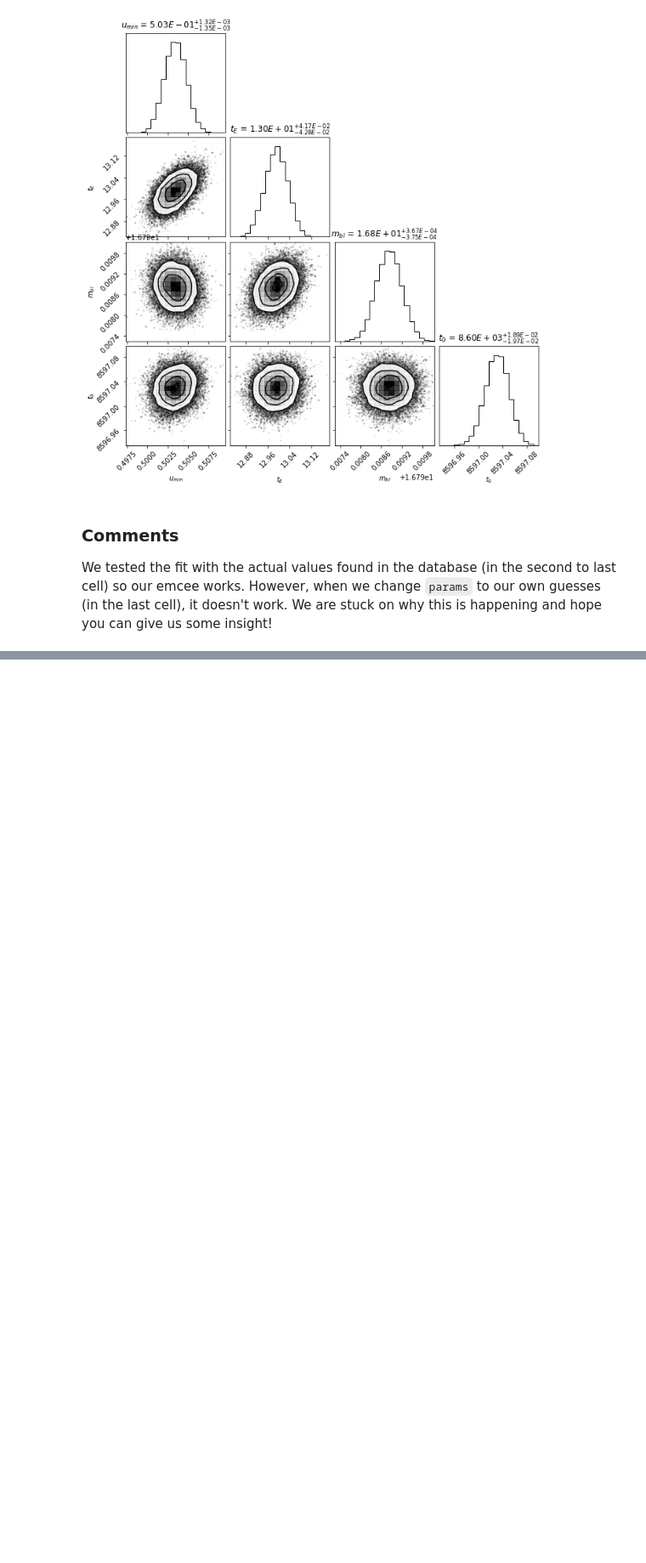
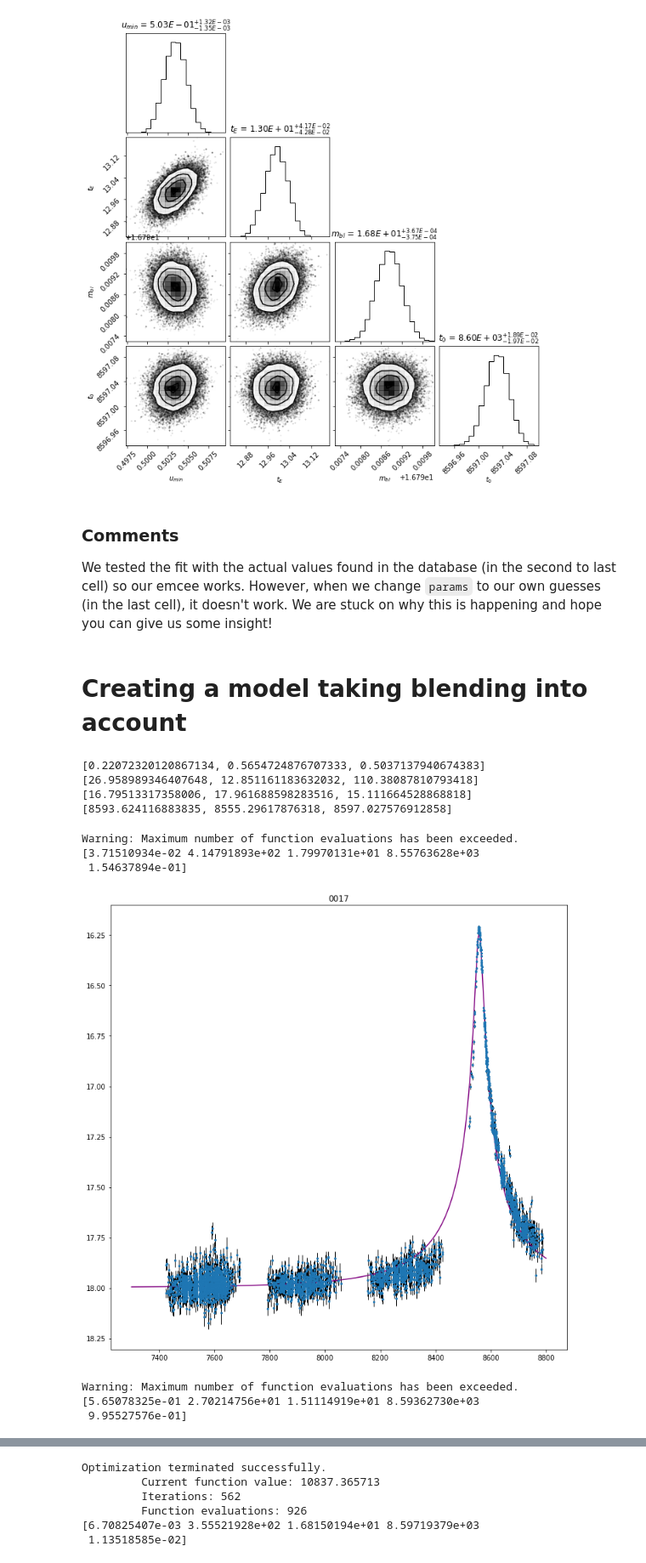
Before and after one commit to toshanv/Gravitational-Microlensing, a Jupyter notebook: project1.ipynb, the cells around one changed output, grey strips where cells are left out. Shown at 85% size. Drawn from its saved outputs; the diff is of its cells as text; code cells hidden in the pictures; blank space fills up the shorter version.

```diff
--- a/project1.ipynb
+++ b/project1.ipynb
@@ -195,3 +199,5 @@ main run
 # %% [markdown]
 ### Comments
 We tested the fit with the actual values found in the database (in the second to last cell) so our emcee works. However, when we change `params` to our own guesses (in the last cell), it doesn't work. We are stuck on why this is happening and hope you can give us some insight!
+# %% [markdown]
+# Creating a model taking blending into account
@@ -197,0 +222,72 @@ We tested the fit with the actual values found in the database (in the second to
+# %%
+## For testing purposes
+uminlist = list(set(uminlist))
+tElist = list(set(tElist))
+m_bllist = list(set(m_bllist))
+t_0list = list(set(t_0list))
+print(uminlist)
+print(tElist)
+print(m_bllist)
+print(t_0list)
+# %% [output]
+[0.22072320120867134, 0.5654724876707333, 0.5037137940674383]
+[26.958989346407648, 12.851161183632032, 110.38087810793418]
+[16.79513317358006, 17.961688598283516, 15.111664528868818]
+[8593.624116883835, 8555.29617876318, 8597.027576912858]
+# %%
+# Creating lists of parameters to call later in emcee
+uminlist_bl = []
+tElist_bl = []
+m_bllist_bl = []
+t_0list_bl = []
+f_bllist_bl = []
+# %%
+for name in Data.keys():
+    d = Data[name]
+    x = d[:,0] - 245e4
+    y = d[:,1]
+    s = d[:,2]
+
+
+    # change the size of the plot to a square
+    plt.rcParams["figure.figsize"] = (12, 12)
+
+
+    # Might want to plot error barrs in scatterplot
+    plt.errorbar(x, y, yerr = s, fmt = '.', ms = 5, elinewidth = 1, ecolor = 'black')
+
+    #Optimizing using non blending model as starting parameters
+    opt = optimize.fmin(xi,[uminlist[names.index(name)], tElist[names.index(name)],
+                                     m_bllist[names.index(name)], t_0list[names.index(name)], 0.3])
+    opt = np.array(opt)
+    print(opt)
+
+    xlist = np.linspace(7300, 8800, 1000)
+    #umin,tE, m_bl, t_0 = [0.036, 421, 17.99, 8600]
+    umin,tE, m_bl, t_0, f_bl = opt
+    uminlist_bl.append(umin)
+    tElist_bl.append(tE)
+    m_bllist_bl.append(m_bl)
+    t_0list_bl.append(t_0)
+    f_bllist_bl.append(f_bl)
+
+    u=[]
+    A=[]
+    m_mod=[]
+    for i in range(len(xlist)):
+        u.append(np.sqrt(umin**2 + ((xlist[i]-t_0)/tE)**2))
+        A.append((u[i]**2 + 2)/(u[i]*np.sqrt((u[i]**2)+4)))
+        m_mod.append(m_bl - 2.5*np.log10(f_bl*(A[i]-1)+1))
+    plt.gca().invert_yaxis()
+
+    plt.plot(xlist,m_mod,color='purple')
+    plt.title(name)
+    plt.show()
+# %% [output]
+Warning: Maximum number of function evaluations has been exceeded.
+[3.71510934e-02 4.14791893e+02 1.79970131e+01 8.55763628e+03
+ 1.54637894e-01]
+[figure, added]
+Warning: Maximum number of function evaluations has been exceeded.
+[5.65078325e-01 2.70214756e+01 1.51114919e+01 8.59362730e+03
+ 9.95527576e-01]
@@ -197,0 +295,6 @@ We tested the fit with the actual values found in the database (in the second to
+Optimization terminated successfully.
+         Current function value: 10837.365713
+         Iterations: 562
+         Function evaluations: 926
+[6.70825407e-03 3.55521928e+02 1.68150194e+01 8.59719379e+03
+ 1.13518585e-02]
```
Also changed, not shown: parts of 4 cells of this notebook.
